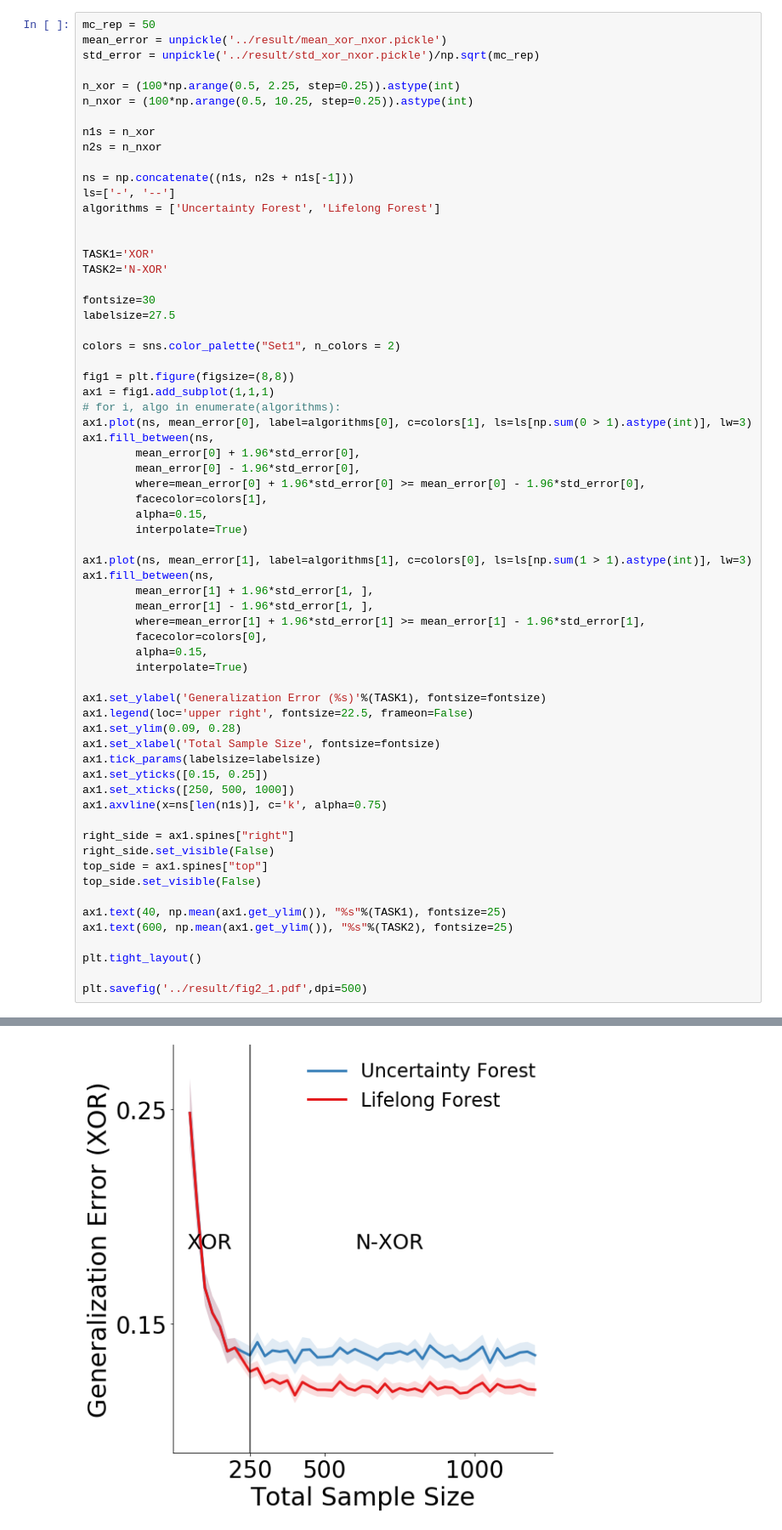
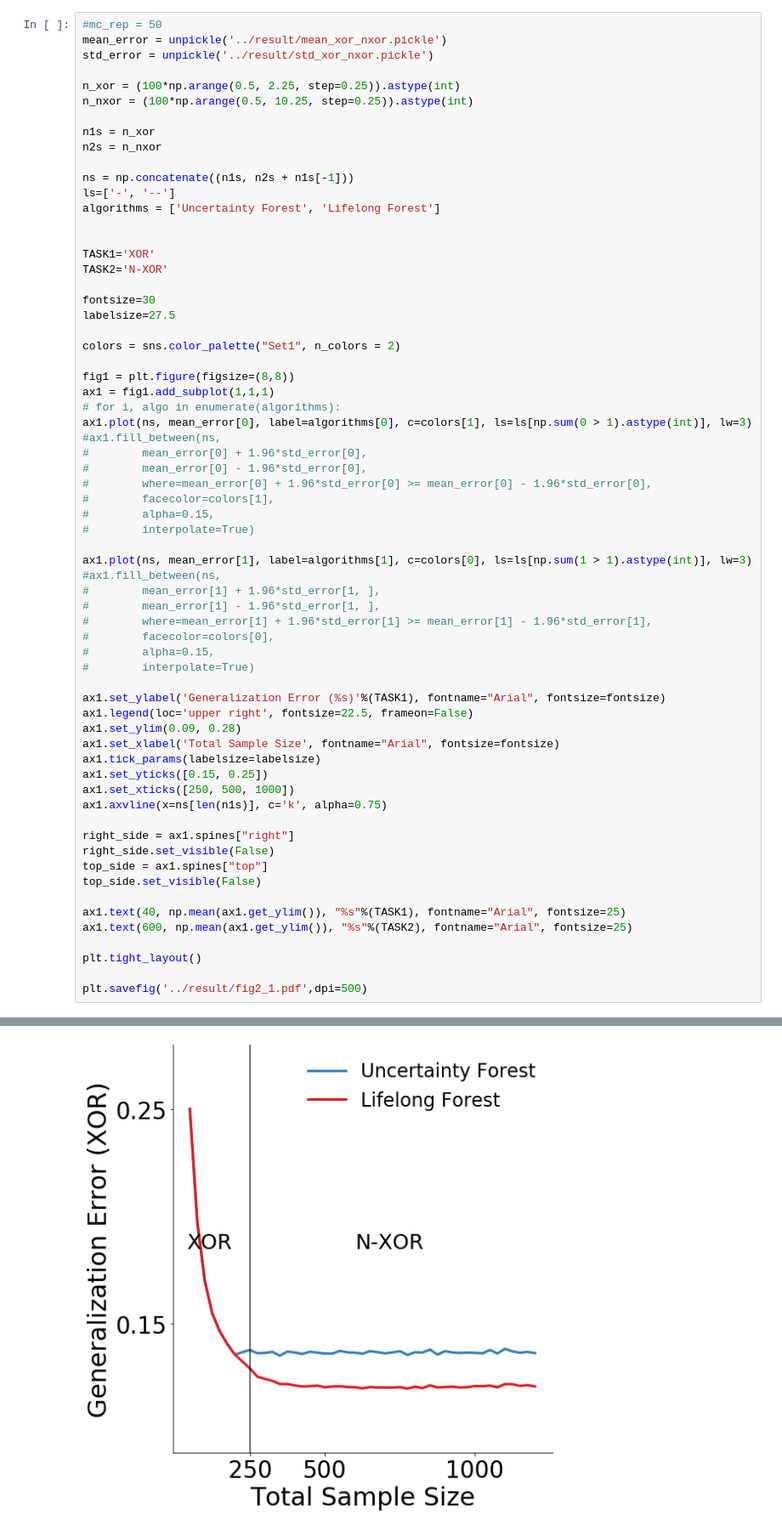
Before and after one commit to neurodata/lifelong_learner, a Jupyter notebook: lifelong_learner/notebooks/xor_nxor_exp.ipynb, the cells around one changed output, grey strips where cells are left out. Shown: that part at 85% size. Drawn from its saved outputs; the diff is of its cells as text.

Commit message:
UF on samplevs accuracy

```diff
--- a/lifelong_learner/notebooks/xor_nxor_exp.ipynb
+++ b/lifelong_learner/notebooks/xor_nxor_exp.ipynb
@@ -544,9 +558,9 @@ starting to compute 175 xor
 [Parallel(n_jobs=40)]: Using backend LokyBackend with 40 concurrent workers.
 ... (80 outputs left out)
 # %%
-mc_rep = 50
+#mc_rep = 50
 mean_error = unpickle('../result/mean_xor_nxor.pickle')
-std_error = unpickle('../result/std_xor_nxor.pickle')/np.sqrt(mc_rep)
+std_error = unpickle('../result/std_xor_nxor.pickle')
 
 n_xor = (100*np.arange(0.5, 2.25, step=0.25)).astype(int)
 n_nxor = (100*np.arange(0.5, 10.25, step=0.25)).astype(int)
@@ -571,27 +585,27 @@ fig1 = plt.figure(figsize=(8,8))
 ax1 = fig1.add_subplot(1,1,1)
 # for i, algo in enumerate(algorithms):
 ax1.plot(ns, mean_error[0], label=algorithms[0], c=colors[1], ls=ls[np.sum(0 > 1).astype(int)], lw=3)
-ax1.fill_between(ns,
-        mean_error[0] + 1.96*std_error[0],
-        mean_error[0] - 1.96*std_error[0],
-        where=mean_error[0] + 1.96*std_error[0] >= mean_error[0] - 1.96*std_error[0],
-        facecolor=colors[1],
-        alpha=0.15,
-        interpolate=True)
+#ax1.fill_between(ns,
+#        mean_error[0] + 1.96*std_error[0],
+#        mean_error[0] - 1.96*std_error[0],
+#        where=mean_error[0] + 1.96*std_error[0] >= mean_error[0] - 1.96*std_error[0],
+#        facecolor=colors[1],
+#        alpha=0.15,
+#        interpolate=True)
 
 ax1.plot(ns, mean_error[1], label=algorithms[1], c=colors[0], ls=ls[np.sum(1 > 1).astype(int)], lw=3)
-ax1.fill_between(ns,
-        mean_error[1] + 1.96*std_error[1, ],
-        mean_error[1] - 1.96*std_error[1, ],
-        where=mean_error[1] + 1.96*std_error[1] >= mean_error[1] - 1.96*std_error[1],
-        facecolor=colors[0],
-        alpha=0.15,
-        interpolate=True)
+#ax1.fill_between(ns,
+#        mean_error[1] + 1.96*std_error[1, ],
+#        mean_error[1] - 1.96*std_error[1, ],
+#        where=mean_error[1] + 1.96*std_error[1] >= mean_error[1] - 1.96*std_error[1],
+#        facecolor=colors[0],
+#        alpha=0.15,
+#        interpolate=True)
 
-ax1.set_ylabel('Generalization Error (%s)'%(TASK1), fontsize=fontsize)
+ax1.set_ylabel('Generalization Error (%s)'%(TASK1), fontname="Arial", fontsize=fontsize)
 ax1.legend(loc='upper right', fontsize=22.5, frameon=False)
 ax1.set_ylim(0.09, 0.28)
-ax1.set_xlabel('Total Sample Size', fontsize=fontsize)
+ax1.set_xlabel('Total Sample Size', fontname="Arial", fontsize=fontsize)
 ax1.tick_params(labelsize=labelsize)
 ax1.set_yticks([0.15, 0.25])
 ax1.set_xticks([250, 500, 1000])
@@ -602,8 +616,8 @@ right_side.set_visible(False)
 top_side = ax1.spines["top"]
 top_side.set_visible(False)
 
-ax1.text(40, np.mean(ax1.get_ylim()), "%s"%(TASK1), fontsize=25)
-ax1.text(600, np.mean(ax1.get_ylim()), "%s"%(TASK2), fontsize=25)
+ax1.text(40, np.mean(ax1.get_ylim()), "%s"%(TASK1), fontname="Arial", fontsize=25)
+ax1.text(600, np.mean(ax1.get_ylim()), "%s"%(TASK2), fontname="Arial", fontsize=25)
 
 plt.tight_layout()
 
@@ -612,3 +627,3 @@ plt.savefig('../result/fig2_1.pdf',dpi=500)
-[figure, old version]
+[figure, new version]
 # %%
 mean_error = unpickle('../result/mean_xor_nxor.pickle')
```
Also changed, not shown: parts of 7 cells of this notebook, 21 other files.
